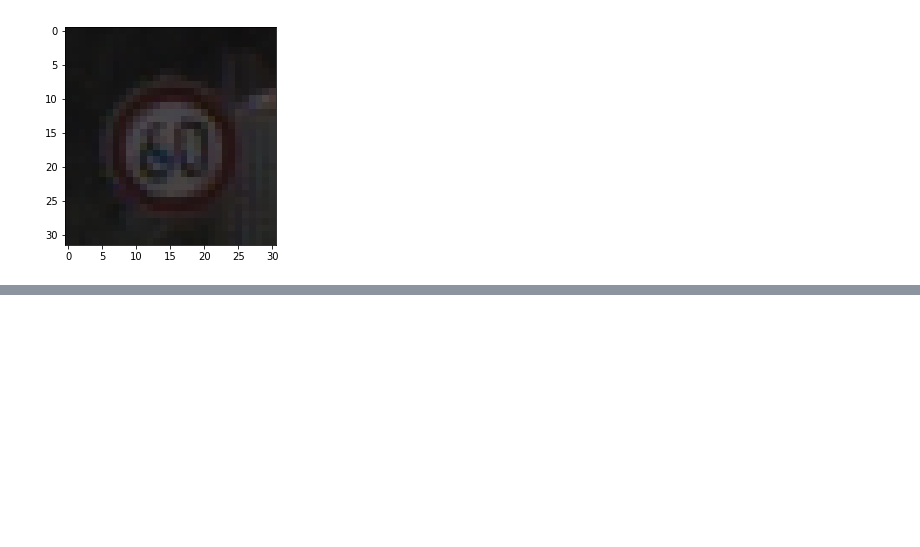
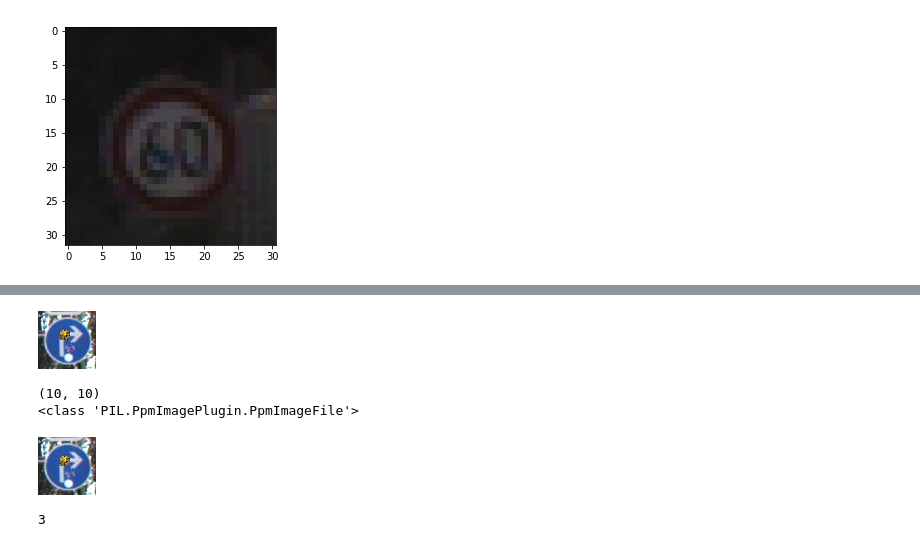
Before and after one commit to shizenglin/ICT2019-Damaging-Traffic-Signs-Detection, a Jupyter notebook: codes/notebooks/data_augmentation.ipynb, the cells around one changed output, grey strips where cells are left out. Saved outputs shown, nothing was run; the diff lists cells and outputs as text; code cells hidden in the pictures; blank space fills up the shorter version.

Commit message:
updates graffiti

```diff
--- a/codes/notebooks/data_augmentation.ipynb
+++ b/codes/notebooks/data_augmentation.ipynb
@@ -260,0 +410,14 @@ for _ in range(10):
+# %%
+img
+# %% [output]
+[figure, added]
+# %%
+ag._add_graffiti(img)
+# %% [output]
+(10, 10)
+<class 'PIL.PpmImagePlugin.PpmImageFile'>
+[figure, added]
+# %%
+len(train_dataset[0])
+# %% [output]
+3
```
Also changed, not shown: parts of 11 cells of this notebook, 2 other files.
